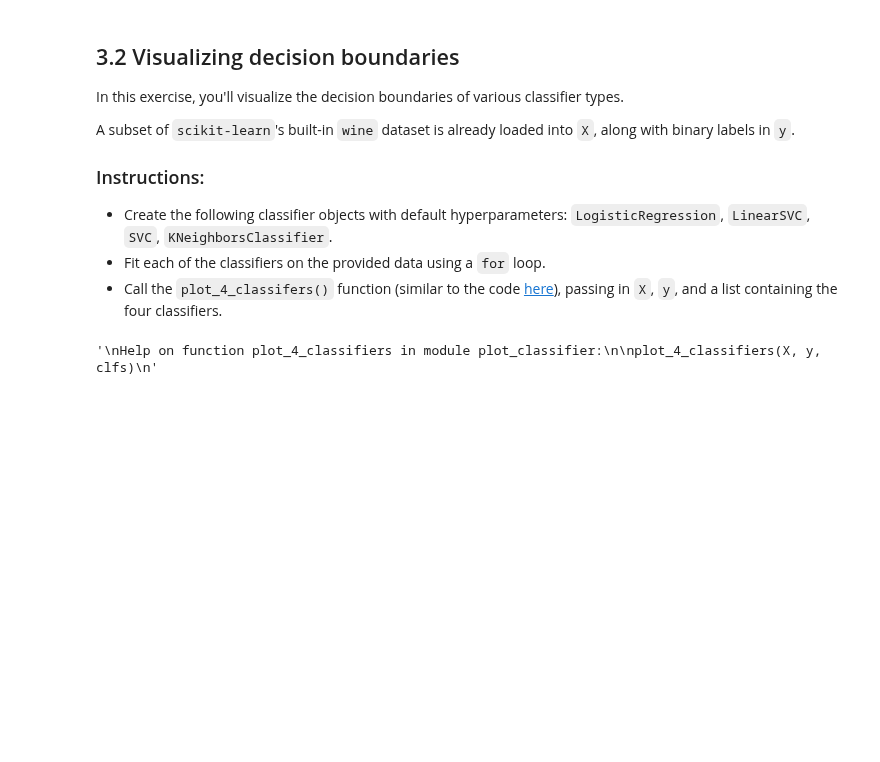
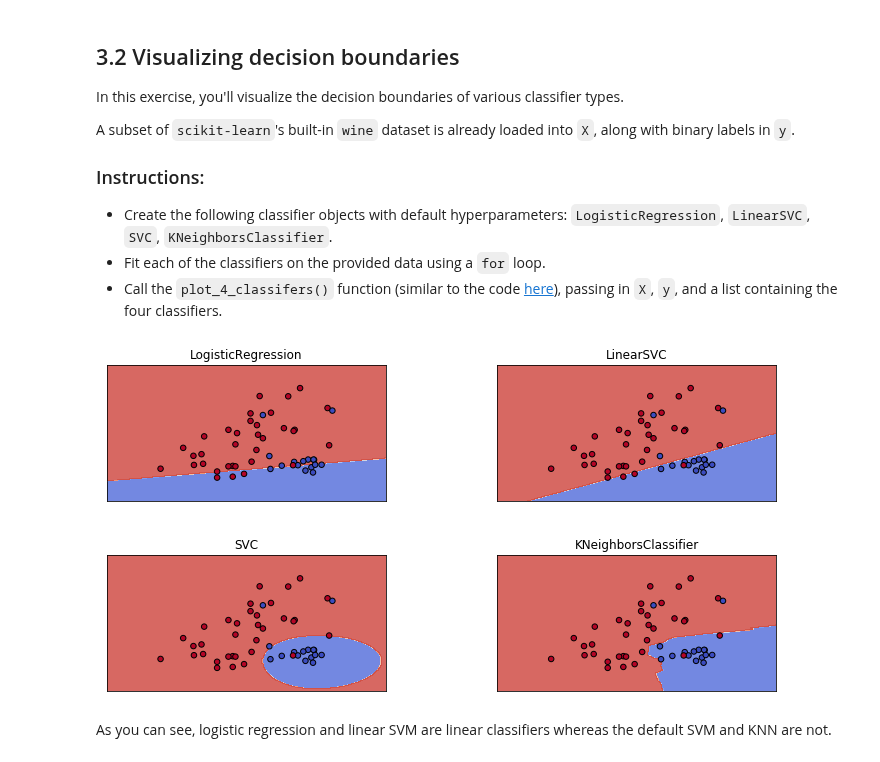
Before and after one commit to mitabunov/DataCamp_pony, a Jupyter notebook: 17_Linear_Classifiers/01_Applying_logistic_regression_and_SVM.ipynb, the cells around one changed output. Saved outputs shown, nothing was run; the diff lists cells and outputs as text; code cells hidden in the pictures; blank space fills up the shorter version.

Commit message:
Updated Applying logistic regression and SVM in Linear Classifiers
Updated '3.2 Visualizing decision boundaries' to plot 4 classifiers

```diff
--- a/17_Linear_Classifiers/01_Applying_logistic_regression_and_SVM.ipynb
+++ b/17_Linear_Classifiers/01_Applying_logistic_regression_and_SVM.ipynb
@@ -202,22 +269,23 @@ X, _, y, _ = train_test_split(X, y, train_size=50, random_state=0)
 # %%
 from sklearn.linear_model import LogisticRegression
 from sklearn.svm import SVC, LinearSVC
 from sklearn.neighbors import KNeighborsClassifier
 
+plt.rcParams['figure.figsize'] = [12, 6]
+
 # Define the classifiers
-classifiers = [LogisticRegression(), LinearSVC(), SVC(), KNeighborsClassifier()]
+classifiers = [LogisticRegression(solver='liblinear'), # solver parameter set to silence warning
+               LinearSVC(),
+               SVC(gamma='auto'), # gamma parameter set to silence warning
+               KNeighborsClassifier()]
 
 # Fit the classifiers
 for c in classifiers:
     c.fit(X, y)
 
 # Plot the classifiers
-# plot_4_classifiers(X, y, classifiers)
-"""
-Help on function plot_4_classifiers in module plot_classifier:
-
-plot_4_classifiers(X, y, clfs)
-"""
-# plt.show()
+plot_4_classifiers(X, y, classifiers)
 # %% [output]
-'\nHelp on function plot_4_classifiers in module plot_classifier:\n\nplot_4_classifiers(X, y, clfs)\n'
+[figure, added]
+# %% [markdown]
+As you can see, logistic regression and linear SVM are linear classifiers whereas the default SVM and KNN are not.
```
Also changed, not shown: parts of 5 cells of this notebook.
